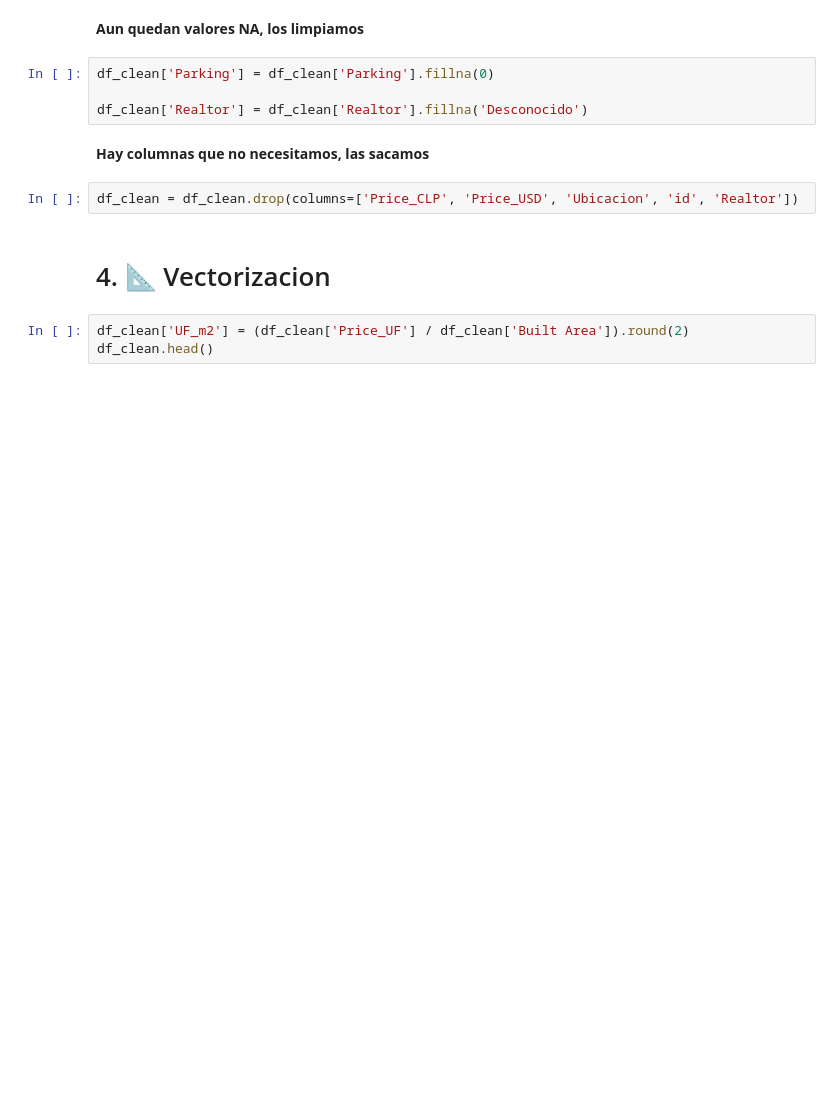
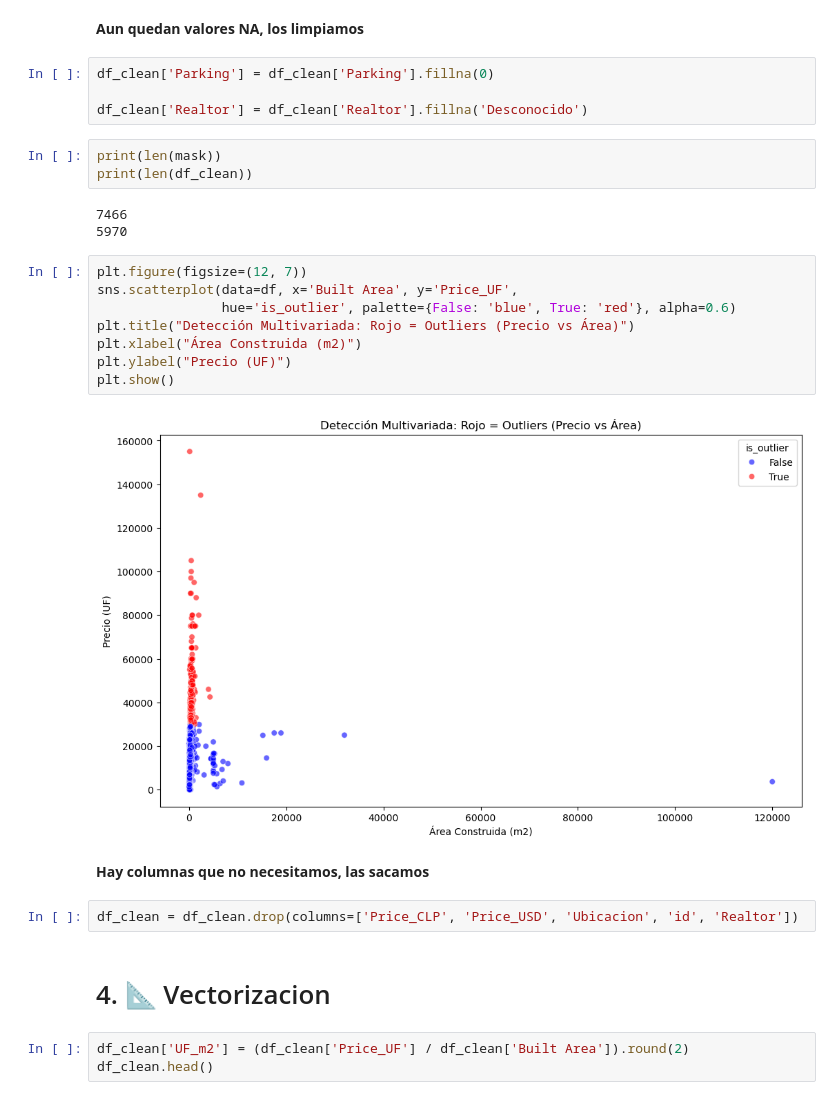
Before and after one commit to FMaulen/propiedades-chile, a Jupyter notebook: notebooks/clean.ipynb, the cells around one changed output. Drawn from its saved outputs; the diff is of its cells as text; blank space fills up the shorter version.

```diff
--- a/notebooks/clean.ipynb
+++ b/notebooks/clean.ipynb
@@ -165,6 +217,22 @@ df_clean = df[
 df_clean['Parking'] = df_clean['Parking'].fillna(0)
 
 df_clean['Realtor'] = df_clean['Realtor'].fillna('Desconocido')
+# %%
+print(len(mask))
+print(len(df_clean))
+# %% [output]
+7466
+5970
+# %%
+plt.figure(figsize=(12, 7))
+sns.scatterplot(data=df, x='Built Area', y='Price_UF',
+                hue='is_outlier', palette={False: 'blue', True: 'red'}, alpha=0.6)
+plt.title("Detección Multivariada: Rojo = Outliers (Precio vs Área)")
+plt.xlabel("Área Construida (m2)")
+plt.ylabel("Precio (UF)")
+plt.show()
+# %% [output]
+[figure, added]
 # %% [markdown]
 **Hay columnas que no necesitamos, las sacamos**
 # %%
```
Also changed, not shown: parts of 8 cells of this notebook, 3 other files.
